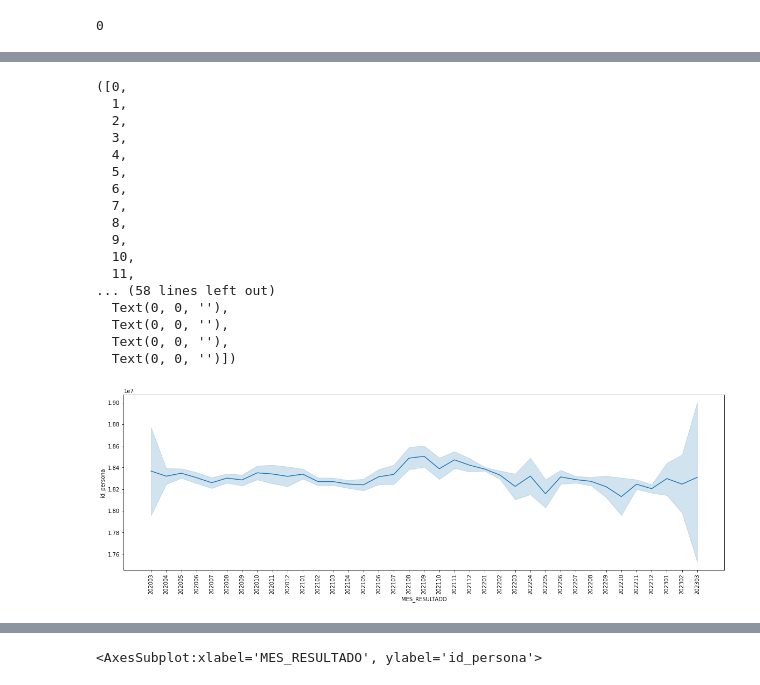
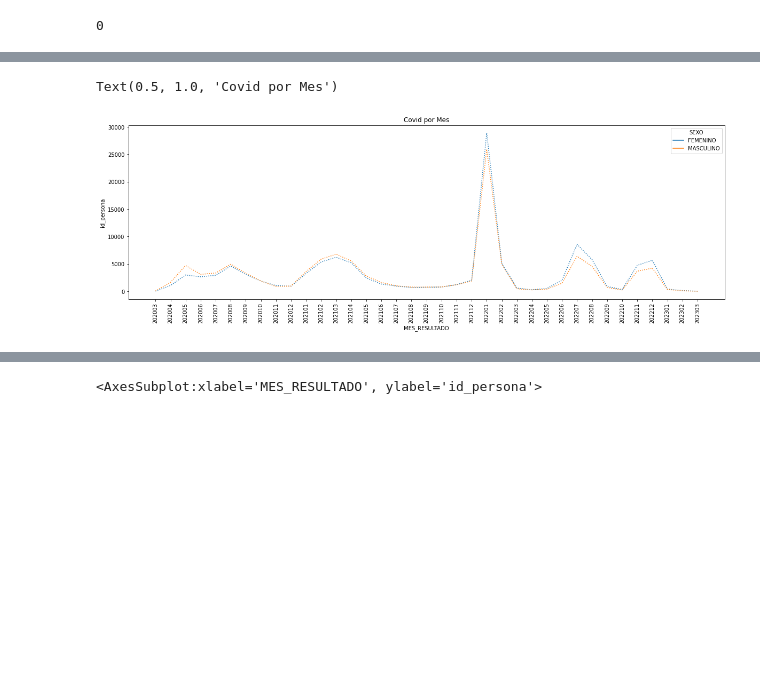
Before and after one commit to 3p3r4lt4/3p3r4lt4, a Jupyter notebook: Examen/examen_final_python_intermedio.ipynb, the cells around one changed output, grey strips where cells are left out. Saved outputs shown, nothing was run; the diff lists cells and outputs as text; code cells hidden in the pictures; blank space fills up the shorter version.

```diff
--- a/Examen/examen_final_python_intermedio.ipynb
+++ b/Examen/examen_final_python_intermedio.ipynb
@@ -361,0 +411,3 @@ filter.head(15)
+# %%
+bdnew=filter.groupby(['DEPARTAMENTO','MES_RESULTADO','SEXO']).aggregate({'id_persona':'count'}).reset_index()
+bdnew
@@ -371,27 +430,12 @@ filter.head()
 # %%
 import seaborn as sns
 plt.rcParams["figure.figsize"] = (20, 6)
-sns.lineplot(x="MES_RESULTADO", y="id_persona", data=filter)
+sns.lineplot(x="MES_RESULTADO", y="id_persona",hue = 'SEXO' ,data=bdnew ,linestyle='dotted',markers=True, dashes=False)
 plt.xticks(rotation=90)
+plt.title('Covid por Mes')
 # %% [output]
-([0,
-  1,
-  2,
-  3,
-  4,
-  5,
-  6,
-  7,
-  8,
-  9,
-  10,
-  11,
-... (58 lines left out)
-  Text(0, 0, ''),
-  Text(0, 0, ''),
-  Text(0, 0, ''),
-  Text(0, 0, '')])
+Text(0.5, 1.0, 'Covid por Mes')
-[figure, old version]
+[figure, new version]
 # %%
 df = pddf.groupby(["MES_RESULTADO", "SEXO"])[["id_persona"]].aggregate(['count']).reset_index()
 df.columns = df.columns.droplevel(-1)
```
Also changed, not shown: parts of 32 cells of this notebook.
